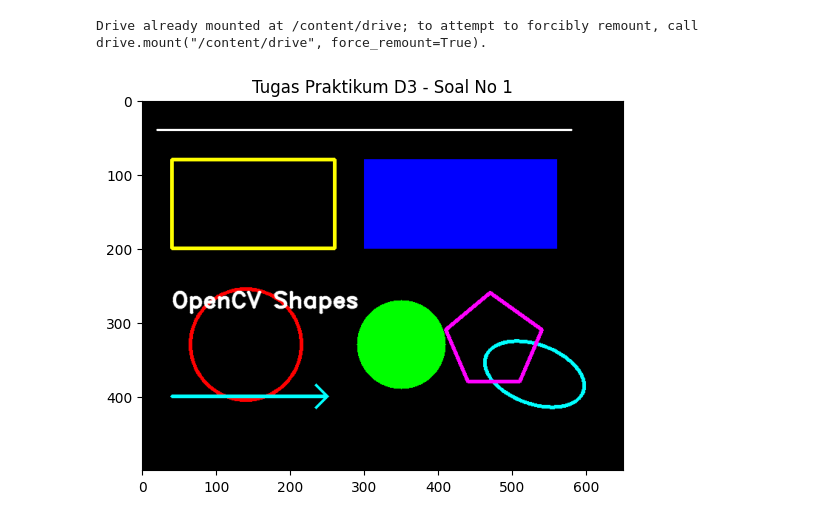
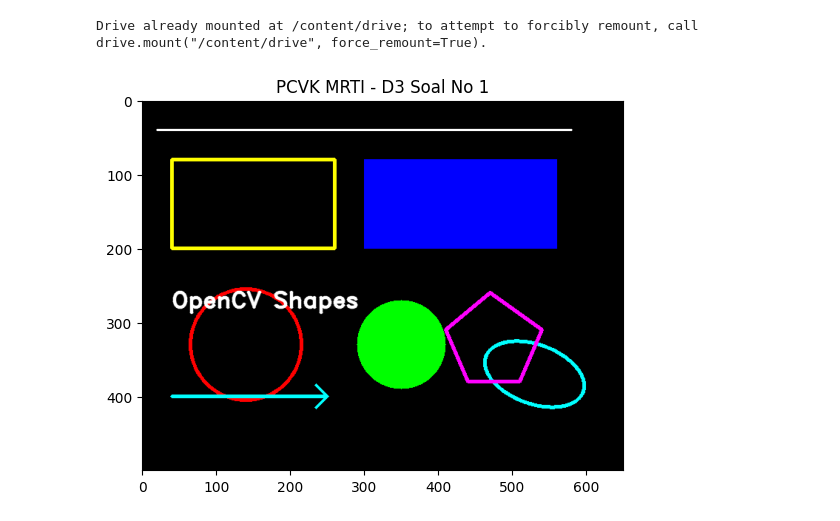
Before and after one commit to risyadksm/PCVK_GANJIL_2025, a Jupyter notebook: D3_TASK_1-5.ipynb, the cells around one changed output. Cells and saved outputs as stored; diff of their text form; code cells hidden in the pictures.

```diff
--- a/D3_TASK_1-5.ipynb
+++ b/D3_TASK_1-5.ipynb
@@ -14,32 +15,32 @@ img = np.zeros(shape=(500, 650, 3), dtype=np.uint8)
 
 cv2.line(img, pt1=(20, 40), pt2=(580, 40), color=(255, 255, 255), thickness=2)
 
 cv2.rectangle(img, pt1=(40, 80), pt2=(260, 200), color=(0, 255, 255), thickness=3)
 
 cv2.rectangle(img, pt1=(300, 80), pt2=(560, 200), color=(255, 0, 0), thickness=-1)
 
 cv2.circle(img, center=(140, 330), radius=75, color=(0, 0, 255), thickness=3)
 
 font = cv2.FONT_HERSHEY_DUPLEX
 cv2.putText(img, text='OpenCV Shapes', org=(40, 280), fontFace=font, fontScale=1, color=(255, 255, 255), thickness=2, lineType=cv2.LINE_AA)
 
 cv2.arrowedLine(img, pt1=(40, 400), pt2=(250, 400), color=(255, 255, 0), thickness=3)
 
 cv2.circle(img, center=(350, 330), radius=60, color=(0, 255, 0), thickness=-1)
 
 cv2.ellipse(img, center=(530, 370), axes=(70, 40), angle=20, startAngle=0, endAngle=360, color=(255, 255, 0), thickness=3)
 
 pts_pentagon = np.array([[470, 260],
                          [540, 310],
                          [510, 380],
                          [440, 380],
                          [410, 310]], np.int32)
 pts_pentagon = pts_pentagon.reshape((-1, 1, 2))
 
 cv2.polylines(img, [pts_pentagon], isClosed=True, color=(255, 0, 255), thickness=3)
 plt.imshow(cv2.cvtColor(img, cv2.COLOR_BGR2RGB))
-plt.title("Tugas Praktikum D3 - Soal No 1")
+plt.title("PCVK MRTI - D3 Soal No 1")
 plt.axis('on')
 plt.show()
 # %% [output]
-[figure, old version]
+[figure, new version]
```
Also changed, not shown: parts of 7 cells of this notebook.
